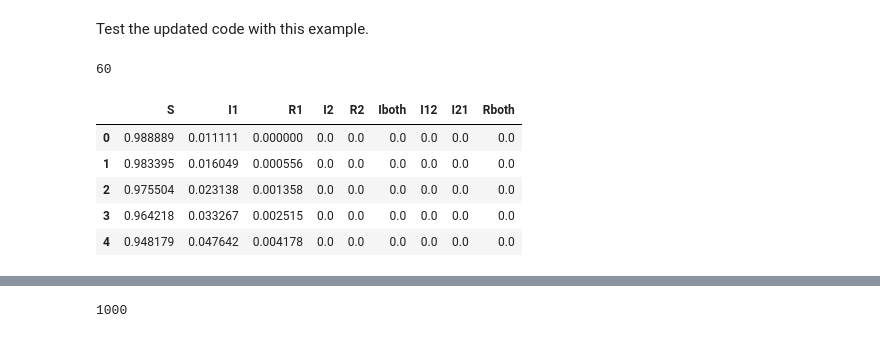
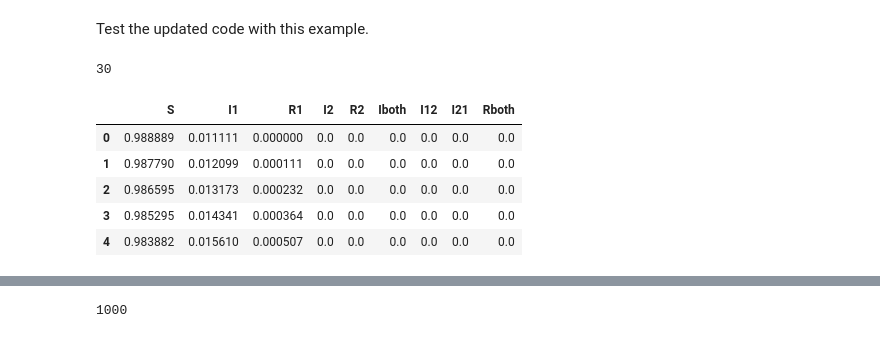
Before and after one commit to NOwolabi/modsim_project_2, a Jupyter notebook: code/Project Brainstorming2.ipynb, the cells around one changed output, grey strips where cells are left out. Drawn from its saved outputs; the diff is of its cells as text; code cells hidden in the pictures.

```diff
--- a/code/Project Brainstorming2.ipynb
+++ b/code/Project Brainstorming2.ipynb
@@ -56,7 +56,7 @@ def make_system(beta1, gamma1, beta2, gamma2, t_b):
     init1 /= np.sum(init1)
 
     t0 = 0
-    t_end = 7 * 14 * 10
+    t_end = 7 * 14 *2
     t_b = t_b
     print(t_b)
 
@@ -178,14 +190,14 @@ def update2(state, system, i):
 # %% [markdown]
 Test the updated code with this example.
 # %%
-system = make_system(0.5, 0.05, 0.5, 0.05, 60)
+system = make_system(0.1, 0.01, 0.5, 0.6, 30)
 run_simulation(system)
 system.results.head()
 # %% [output]
-60
+30
 |  | S | I1 | R1 | I2 | R2 | Iboth | I12 | I21 | Rboth |
 | 0 | 0.988889 | 0.011111 | 0.000000 | 0.0 | 0.0 | 0.0 | 0.0 | 0.0 | 0.0 |
-| 1 | 0.983395 | 0.016049 | 0.000556 | 0.0 | 0.0 | 0.0 | 0.0 | 0.0 | 0.0 |
-| 2 | 0.975504 | 0.023138 | 0.001358 | 0.0 | 0.0 | 0.0 | 0.0 | 0.0 | 0.0 |
-| 3 | 0.964218 | 0.033267 | 0.002515 | 0.0 | 0.0 | 0.0 | 0.0 | 0.0 | 0.0 |
-| 4 | 0.948179 | 0.047642 | 0.004178 | 0.0 | 0.0 | 0.0 | 0.0 | 0.0 | 0.0 |
+| 1 | 0.987790 | 0.012099 | 0.000111 | 0.0 | 0.0 | 0.0 | 0.0 | 0.0 | 0.0 |
+| 2 | 0.986595 | 0.013173 | 0.000232 | 0.0 | 0.0 | 0.0 | 0.0 | 0.0 | 0.0 |
+| 3 | 0.985295 | 0.014341 | 0.000364 | 0.0 | 0.0 | 0.0 | 0.0 | 0.0 | 0.0 |
+| 4 | 0.983882 | 0.015610 | 0.000507 | 0.0 | 0.0 | 0.0 | 0.0 | 0.0 | 0.0 |
```
Also changed, not shown: parts of 4 cells of this notebook.
